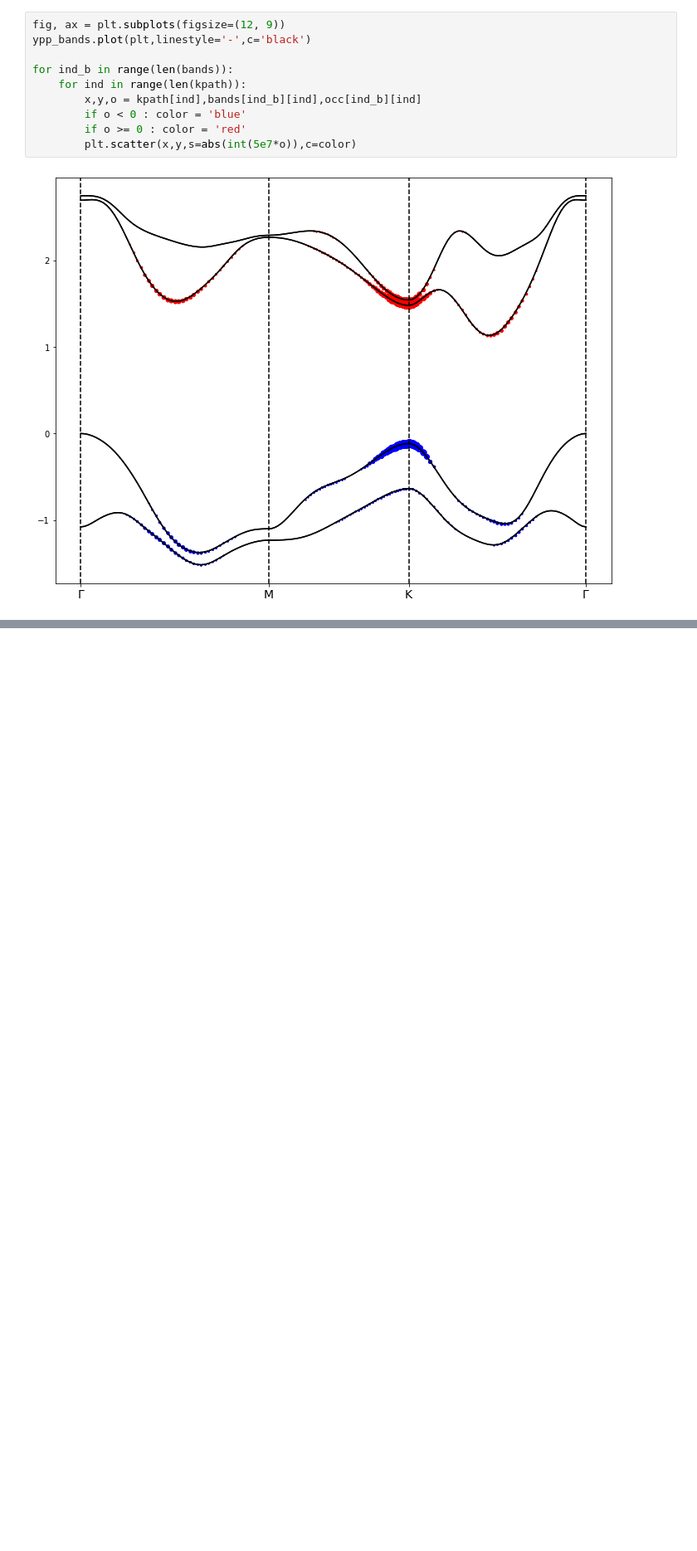
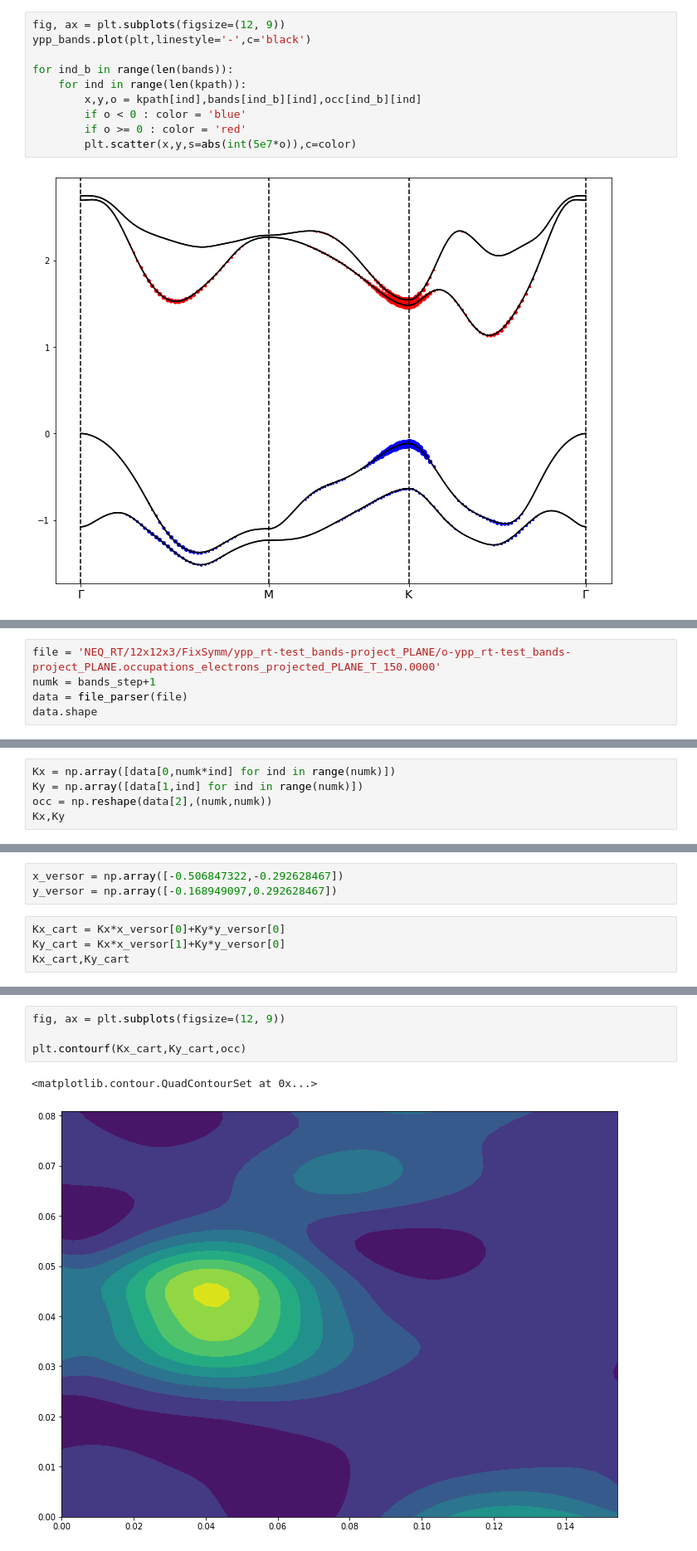
Before and after one commit to marcodalessandro76/WSe2, a Jupyter notebook: NEQ_Analysis.ipynb, the cells around one changed output, grey strips where cells are left out. Shown at 83% size. Saved outputs shown, nothing was run; the diff lists cells and outputs as text; blank space fills up the shorter version.

```diff
--- a/NEQ_Analysis.ipynb
+++ b/NEQ_Analysis.ipynb
@@ -698,0 +725,5 @@ for ind_b in range(len(bands)):
+# %%
+file = 'NEQ_RT/12x12x3/FixSymm/ypp_rt-test_bands-project_PLANE/o-ypp_rt-test_bands-project_PLANE.occupations_electrons_projected_PLANE_T_150.0000'
+numk = bands_step+1
+data = file_parser(file)
+data.shape
@@ -698,0 +732,5 @@ for ind_b in range(len(bands)):
+# %%
+Kx = np.array([data[0,numk*ind] for ind in range(numk)])
+Ky = np.array([data[1,ind] for ind in range(numk)])
+occ = np.reshape(data[2],(numk,numk))
+Kx,Ky
@@ -698,0 +761,7 @@ for ind_b in range(len(bands)):
+# %%
+x_versor = np.array([-0.506847322,-0.292628467])
+y_versor = np.array([-0.168949097,0.292628467])
+# %%
+Kx_cart = Kx*x_versor[0]+Ky*y_versor[0]
+Ky_cart = Kx*x_versor[1]+Ky*y_versor[0]
+Kx_cart,Ky_cart
@@ -698,0 +800,7 @@ for ind_b in range(len(bands)):
+# %%
+fig, ax = plt.subplots(figsize=(12, 9))
+
+plt.contourf(Kx_cart,Ky_cart,occ)
+# %% [output]
+<matplotlib.contour.QuadContourSet at 0x...>
+[figure, added]
```
Also changed, not shown: parts of 29 cells of this notebook.
